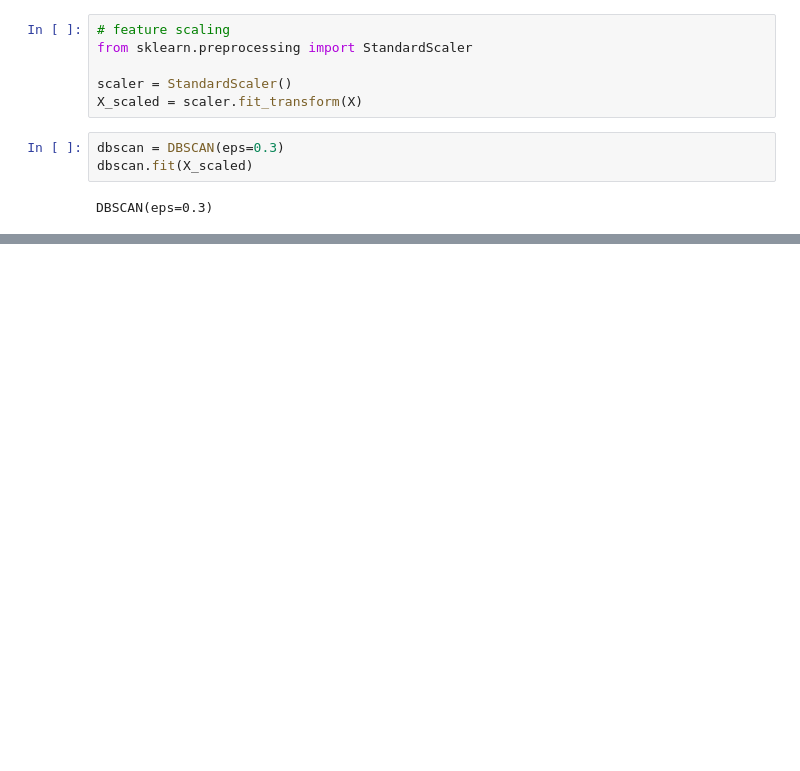
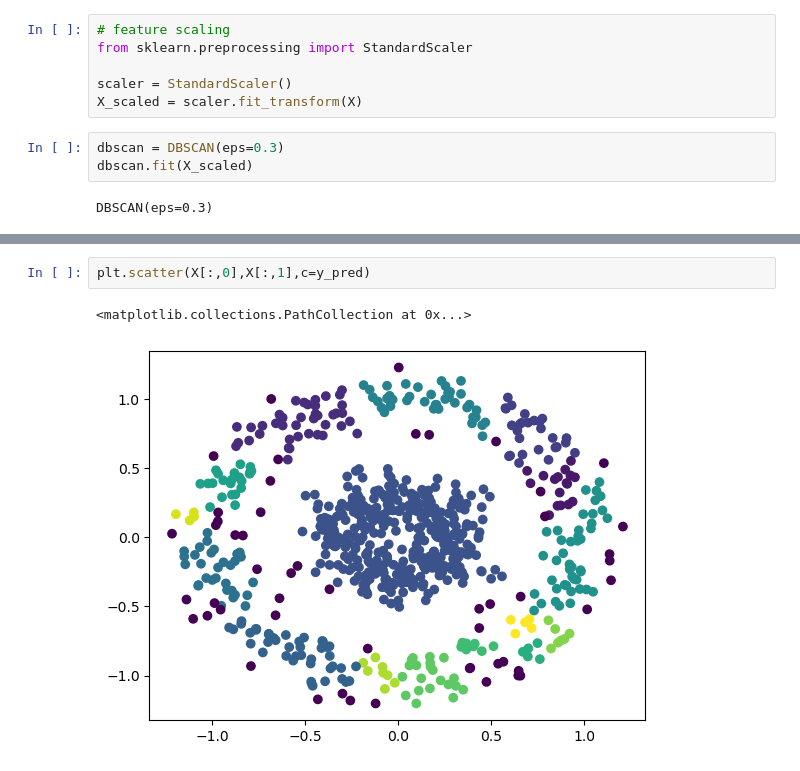
Before and after one commit to Nitin-Flavier13/ML-Algorithms, a Jupyter notebook: Un_Supervised_Learning/db_scan_clustering.ipynb, the cells around one changed output, grey strips where cells are left out. Drawn from its saved outputs; the diff is of its cells as text; blank space fills up the shorter version.

```diff
--- a/Un_Supervised_Learning/db_scan_clustering.ipynb
+++ b/Un_Supervised_Learning/db_scan_clustering.ipynb
@@ -36,0 +61,5 @@ Text(0, 0.5, 'Feature 2')
+# %%
+plt.scatter(X[:,0],X[:,1],c=y_pred)
+# %% [output]
+<matplotlib.collections.PathCollection at 0x...>
+[figure, added]
```
Also changed, not shown: parts of 6 cells of this notebook, 3 other files.
